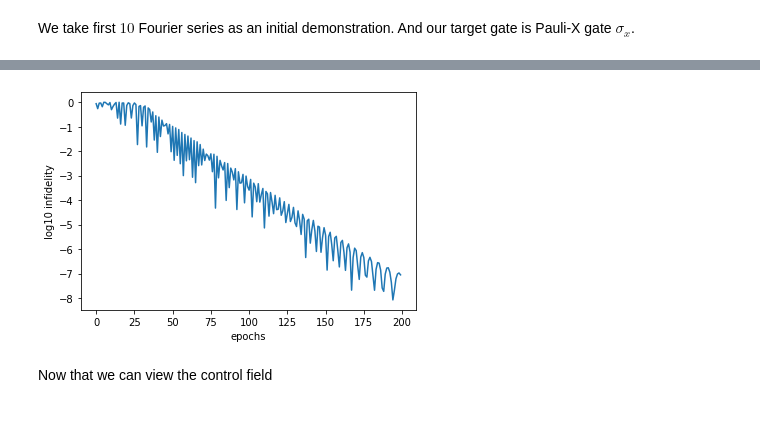
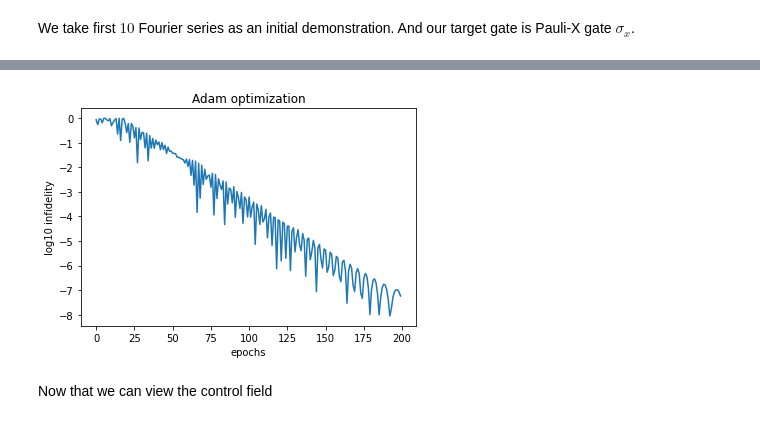
Before and after one commit to jeffreyyao128/qoptimize, a Jupyter notebook: Manuscript.ipynb, the cells around one changed output, grey strips where cells are left out. Saved outputs shown, nothing was run; the diff lists cells and outputs as text; code cells hidden in the pictures.

Commit message:
Add lbfgs and new figures

```diff
--- a/Manuscript.ipynb
+++ b/Manuscript.ipynb
@@ -63,7 +63,7 @@ def loss(t1,flat_p, omega, U_T):
     '''
     define the loss function, which is a pure function
     '''
-    sz = jnp.array([[1,0],[0,-1]],dtype=jnp.float32)
+    sz = jnp.array([[1,0],[0,-1]],dtype=jnp.float64)
 
     t_set = jnp.linspace(0., t1, 5)
 
@@ -83,7 +83,7 @@ def loss(t1,flat_p, omega, U_T):
 # %% [markdown]
 With encapsulated method of `_odeint.defvjp()` as the implementation of adjoint method, the gradient can automatically pass through the loss function.
 # %%
-def GateOptimize(U_F, omega, t1, init_param, num_step=200, learning_rate=1.0):
+def GateOptimize_adam(U_F, omega, t1, init_param, num_step=200, learning_rate=1.0):
     '''
     Get the best possible parameter
     psi_i: initial wave function
@@ -117,18 +117,35 @@ def GateOptimize(U_F, omega, t1, init_param, num_step=200, learning_rate=1.0):
 
     print('final loss = ', value, flush=True)
     return loss_list, get_params(opt_state)
+
+from scipy.optimize import minimize
+
+def GateOptimize_LBFGS(U_F, omega, t1, init_param, num_step=200):
+    '''
+    Implementation with LBFGS
+    '''
+    loss_list = []
+    def fun(p,*args):
+        t0, p0 = p[0], p[1:]
+        f, (gt,gp) = jax.value_and_grad(loss,(0,1))(t0,p0,omega,U_F)
+        gd = np.concatenate([np.array([gt]),gp])
+        loss_list.append(f)
+        return f, gd
+
+    results = minimize(fun,np.concatenate([np.array([t1]),init_param]), method='L-BFGS-B', jac=True,
+                       options={'gtol': 1e-07})
+    return loss_list,results.x
 # %% [markdown]
 ## Results
 # %% [markdown]
 We take first $10$ Fourier series as an initial demonstration. And our target gate is Pauli-X gate $\sigma_x$.
 # %%
-sx= jnp.array([[0,1],[1,0]],dtype=jnp.float32)
+sx= jnp.array([[0,1],[1,0]],dtype=jnp.float64)
 
 #initial guess
 omega0 = 1.
 N1 = 10
 p = random.normal(key,shape=(N1,)) # Normal initialization
 t1 = 1.
-
-loss_list,(t_f,p_f)=GateOptimize(sx,omega0, t1, p, num_step=200, learning_rate=1.2)
+loss_list,(t_f,p_f)=GateOptimize_adam(sx,omega0, t1, p, num_step=200, learning_rate=1.2) # adam optimization
 # %% [output]
@@ -136,11 +165,15 @@ final loss =  8.8487969215138e-088e-08-07
 # %%
-plt.plot(range(len(loss_list)),jnp.log10(jnp.array(loss_list)))
-plt.xlabel('epochs')
-plt.ylabel('log10 infidelity')
+try:
+    plt.plot(range(len(loss_list)),jnp.log10(jnp.array(loss_list)))
+    plt.xlabel('epochs')
+    plt.ylabel('log10 infidelity')
+    plt.title('Adam optimization')
 
-plt.show()
+    plt.show()
+except:
+    print('no adam method used')
 # %% [output]
-[figure, old version]
+[figure, new version]
 # %% [markdown]
 Now that we can view the control field
 # %%
```
Also changed, not shown: parts of 14 cells of this notebook, 1 other file.
